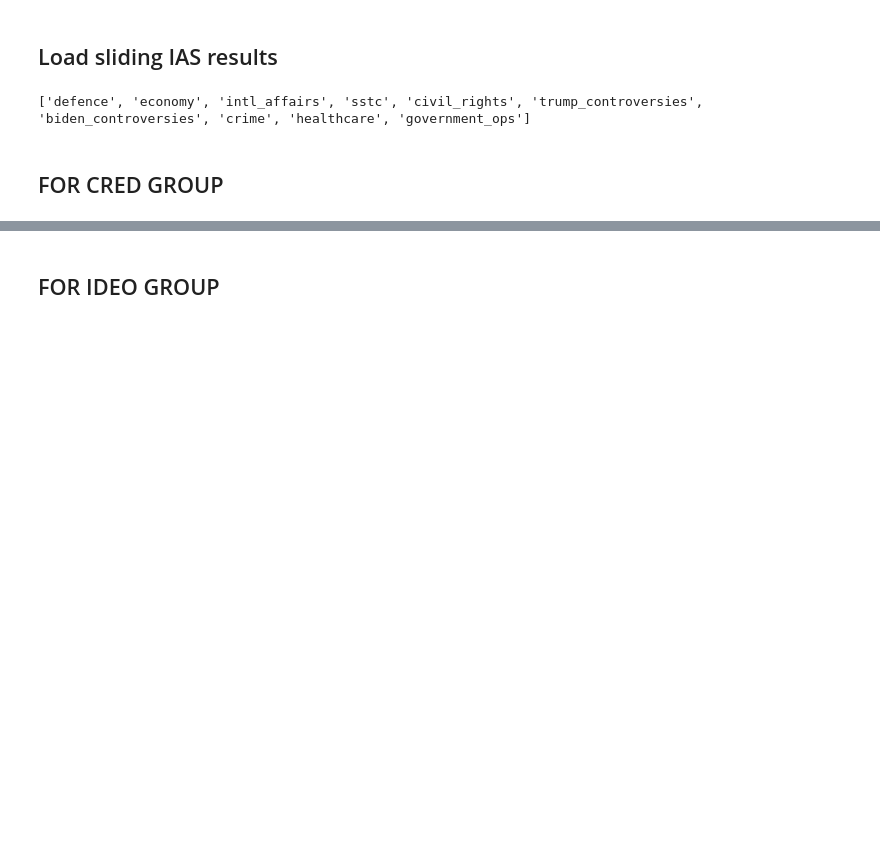
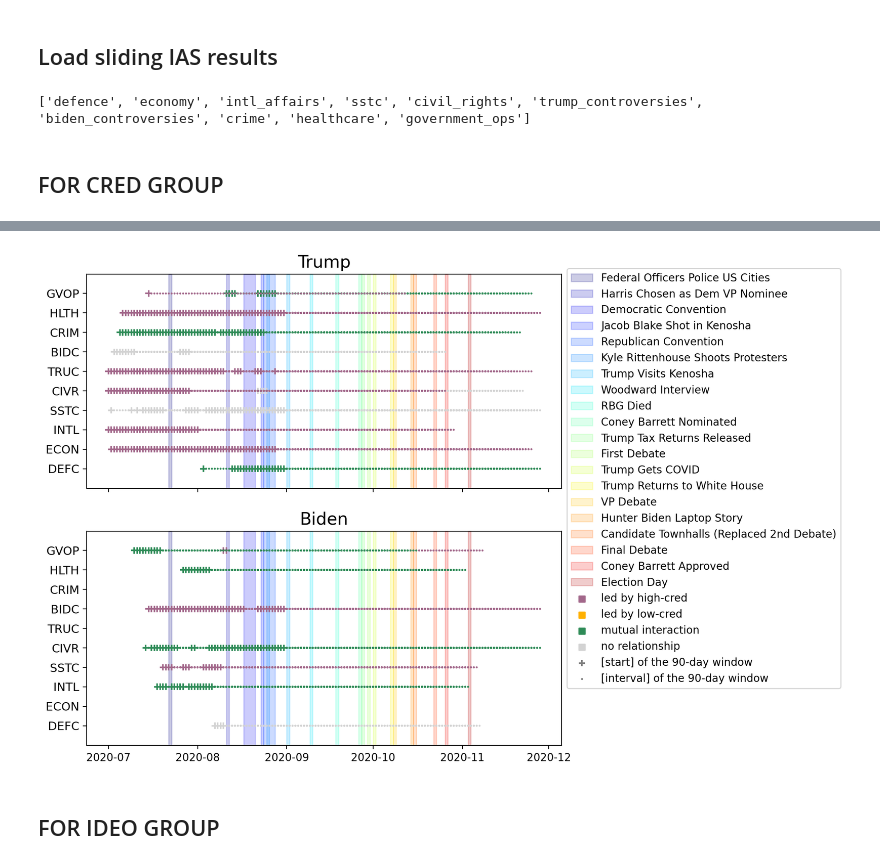
Before and after one commit to yijingch/intermedia-agenda-setting, a Jupyter notebook: src/analysis/06b-ias-granger-sliding-vis.ipynb, the cells around one changed output, grey strips where cells are left out. Cells and saved outputs as stored; diff of their text form; code cells hidden in the pictures; blank space fills up the shorter version.

```diff
--- a/src/analysis/06b-ias-granger-sliding-vis.ipynb
+++ b/src/analysis/06b-ias-granger-sliding-vis.ipynb
@@ -8,6 +8,7 @@ from src.utils.output_loader import load_all_topvecs, load_all_bstr_arrs
 from src.utils.downstream_aggregate import normalize
 
 import matplotlib.pyplot as plt
+plt.rcParams.update({'pdf.fonttype': 42})
 import matplotlib_inline.backend_inline
 matplotlib_inline.backend_inline.set_matplotlib_formats("retina")
 
@@ -246,54 +248,56 @@ tmp_plot_ias
 # # plt.tight_layout()
 # plt.savefig(OUTPUT_FPATH + f"CRED_granger_moving_window_{year}_window{WINDOW_LEN}.pdf", dpi=300, bbox_inches="tight")
 # %%
-# # 2020
-# import matplotlib.cm as cm
-# fig, ax = plt.subplots(figsize=(8,8), nrows=2, sharex=True)
-# # ALL_TOPICS = list(tmp_plot_ias[f"res_{cand1}"].tolist()[0].keys())
-# YTICKS = []
+# 2020
+import matplotlib.cm as cm
+fig, ax = plt.subplots(figsize=(8,8), nrows=2, sharex=True)
+# ALL_TOPICS = list(tmp_plot_ias[f"res_{cand1}"].tolist()[0].keys())
+YTICKS = []
 
-# for i,row in events_year.iterrows():
-#     ax[1].axvspan(row["start_date"], row["end_date"]+pd.DateOffset(1),
-#                 alpha=0.2, label=row["event"], color=cm.jet(i/(len(events_year))))
-#     ax[0].axvspan(row["start_date"], row["end_date"]+pd.DateOffset(1),
-#                 alpha=0.2, label=row["event"], color=cm.jet(i/(len(events_year))))
+for i,row in events_year.iterrows():
+    ax[1].axvspan(row["start_date"], row["end_date"]+pd.DateOffset(1),
+                alpha=0.2, label=row["event"], color=cm.jet(i/(len(events_year))))
+    ax[0].axvspan(row["start_date"], row["end_date"]+pd.DateOffset(1),
+                alpha=0.2, label=row["event"], color=cm.jet(i/(len(events_year))))
 
-# for i,t in enumerate(TOP_TOPICS):
-#     df_subset1 = tmp_plot_ias[tmp_plot_ias[f"{t}_{cand1}"]!="NO_SIG_RESULT"]
-#     df_subset2 = tmp_plot_ias[tmp_plot_ias[f"{t}_{cand2}"]!="NO_SIG_RESULT"]
-#     ax[1].scatter(
-#         df_subset1["date"], [i]*len(df_subset1),
-#         color=df_subset1[f"{t}_{cand1}"].map(lambda x: RESULT_COLOR_MAP[x]), marker="+")
-#     # print()
-#     ax[0].scatter(
-#         df_subset2["date"], [i]*len(df_subset2),
-#         color=df_subset2[f"{t}_{cand2}"].map(lambda x: RESULT_COLOR_MAP[x]), marker="+")
+for i,t in enumerate(TOP_TOPICS):
+    df_subset1 = tmp_plot_ias[tmp_plot_ias[f"{t}_{cand1}"]!="NO_SIG_RESULT"]
+    df_subset2 = tmp_plot_ias[tmp_plot_ias[f"{t}_{cand2}"]!="NO_SIG_RESULT"]
+    ax[1].scatter(
+        df_subset1["date"], [i]*len(df_subset1),
+        color=df_subset1[f"{t}_{cand1}"].map(lambda x: RESULT_COLOR_MAP[x]), marker="+")
+    # print()
+    ax[0].scatter(
+        df_subset2["date"], [i]*len(df_subset2),
+        color=df_subset2[f"{t}_{cand2}"].map(lambda x: RESULT_COLOR_MAP[x]), marker="+")
 
-#     for m in range(1,WINDOW_LEN):
-#         ax[1].scatter(
-#             df_subset1["date"] + pd.Timedelta(days=m), [i]*len(df_subset1),
-#             color=df_subset1[f"{t}_{cand1}"].map(lambda x: RESULT_COLOR_MAP[x]), marker=".", s=3)
-#         ax[0].scatter(
-#             df_subset2["date"] + pd.Timedelta(days=m), [i]*len(df_subset2),
-#             color=df_subset2[f"{t}_{cand2}"].map(lambda x: RESULT_COLOR_MAP[x]), marker=".", s=3)
+    for m in range(1,WINDOW_LEN):
+        ax[1].scatter(
+            df_subset1["date"] + pd.Timedelta(days=m), [i]*len(df_subset1),
+            color=df_subset1[f"{t}_{cand1}"].map(lambda x: RESULT_COLOR_MAP[x]), marker=".", s=3)
+        ax[0].scatter(
+            df_subset2["date"] + pd.Timedelta(days=m), [i]*len(df_subset2),
+            color=df_subset2[f"{t}_{cand2}"].map(lambda x: RESULT_COLOR_MAP[x]), marker=".", s=3)
 
-# ax[1].set_yticks(range(len(TOP_TOPICS)), [ABBR_MAP[x] for x in TOP_TOPICS], fontsize=11)
-# ax[0].set_yticks(range(len(TOP_TOPICS)), [ABBR_MAP[x] for x in TOP_TOPICS], fontsize=11)
-# ax[-1].scatter(tmp_plot_ias["date"], [-10]*len(tmp_plot_ias), marker="s", color=RESULT_COLOR_MAP["led_by_trad_only_biden"], label="led by high-cred")
-# ax[-1].scatter(tmp_plot_ias["date"], [-10]*len(tmp_plot_ias), marker="s", color=RESULT_COLOR_MAP["led_by_lowc_only_biden"], label="led by low-cred")
-# ax[-1].scatter(tmp_plot_ias["date"], [-10]*len(tmp_plot_ias), marker="s", color=RESULT_COLOR_MAP["mutual_biden"], label="mutual interaction")
-# ax[-1].scatter(tmp_plot_ias["date"], [-10]*len(tmp_plot_ias), marker="s", color=RESULT_COLOR_MAP["no_relation_biden"], label="no relationship")
-# ax[-1].scatter(tmp_plot_ias["date"], [-10]*len(tmp_plot_ias), marker="+", color="grey", label="[start] of the 90-day window")
-# ax[-1].scatter(tmp_plot_ias["date"], [-10]*len(tmp_plot_ias), marker=".", s=3, color="grey", label="[interval] of the 90-day window")
+ax[1].set_yticks(range(len(TOP_TOPICS)), [ABBR_MAP[x] for x in TOP_TOPICS], fontsize=11)
+ax[0].set_yticks(range(len(TOP_TOPICS)), [ABBR_MAP[x] for x in TOP_TOPICS], fontsize=11)
+ax[-1].scatter(tmp_plot_ias["date"], [-10]*len(tmp_plot_ias), marker="s", color=RESULT_COLOR_MAP["led_by_trad_only_biden"], label="led by high-cred")
+ax[-1].scatter(tmp_plot_ias["date"], [-10]*len(tmp_plot_ias), marker="s", color=RESULT_COLOR_MAP["led_by_lowc_only_biden"], label="led by low-cred")
+ax[-1].scatter(tmp_plot_ias["date"], [-10]*len(tmp_plot_ias), marker="s", color=RESULT_COLOR_MAP["mutual_biden"], label="mutual interaction")
+ax[-1].scatter(tmp_plot_ias["date"], [-10]*len(tmp_plot_ias), marker="s", color=RESULT_COLOR_MAP["no_relation_biden"], label="no relationship")
+ax[-1].scatter(tmp_plot_ias["date"], [-10]*len(tmp_plot_ias), marker="+", color="grey", label="[start] of the 90-day window")
+ax[-1].scatter(tmp_plot_ias["date"], [-10]*len(tmp_plot_ias), marker=".", s=3, color="grey", label="[interval] of the 90-day window")
 
-# ax[-1].legend(bbox_to_anchor=(1., 2.25))
-# ax[1].set_title(cand1.capitalize(), fontsize=16)
-# ax[0].set_title(cand2.capitalize(), fontsize=16)
-# for i in range(2):
-#     ax[i].set_ylim(-1,len(TOP_TOPICS))
-# # fig.subplots_adjust(top=2)
-# # plt.tight_layout()
-# plt.savefig(OUTPUT_FPATH + f"CRED_granger_moving_window_{year}_window{WINDOW_LEN}.pdf", dpi=300, bbox_inches="tight")
+ax[-1].legend(bbox_to_anchor=(1., 2.25))
+ax[1].set_title(cand1.capitalize(), fontsize=16)
+ax[0].set_title(cand2.capitalize(), fontsize=16)
+for i in range(2):
+    ax[i].set_ylim(-1,len(TOP_TOPICS))
+# fig.subplots_adjust(top=2)
+# plt.tight_layout()
+plt.savefig(OUTPUT_FPATH + f"CRED_granger_moving_window_{year}_window{WINDOW_LEN}.pdf", dpi=300, bbox_inches="tight")
+# %% [output]
+[figure, added]
 # %% [markdown]
 ## FOR IDEO GROUP
 # %%
```
Also changed, not shown: parts of 3 cells of this notebook, 7 other files.
